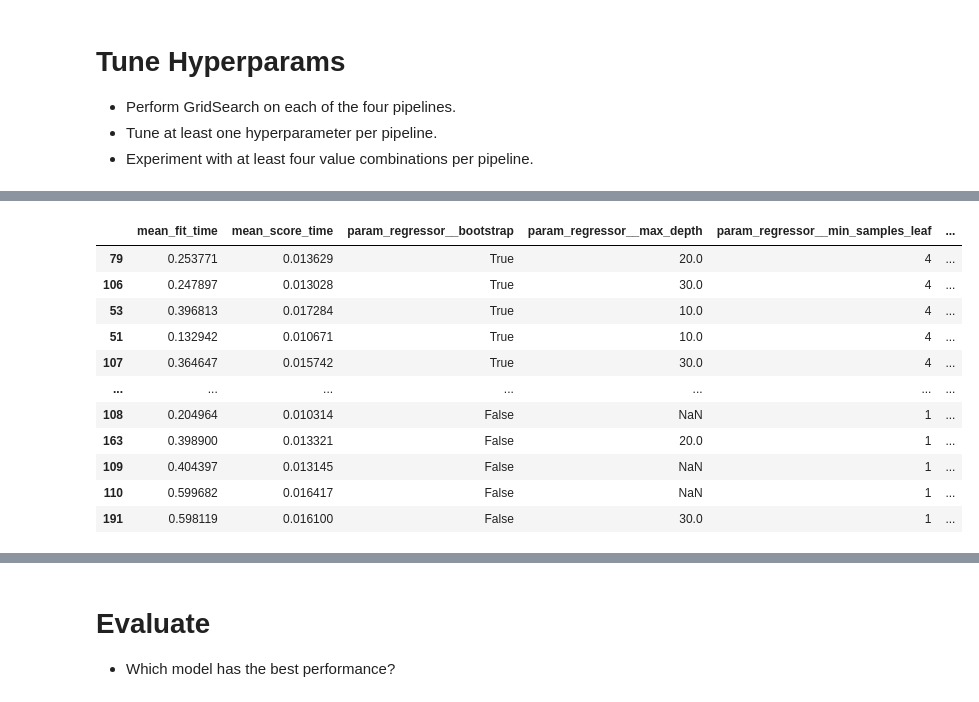
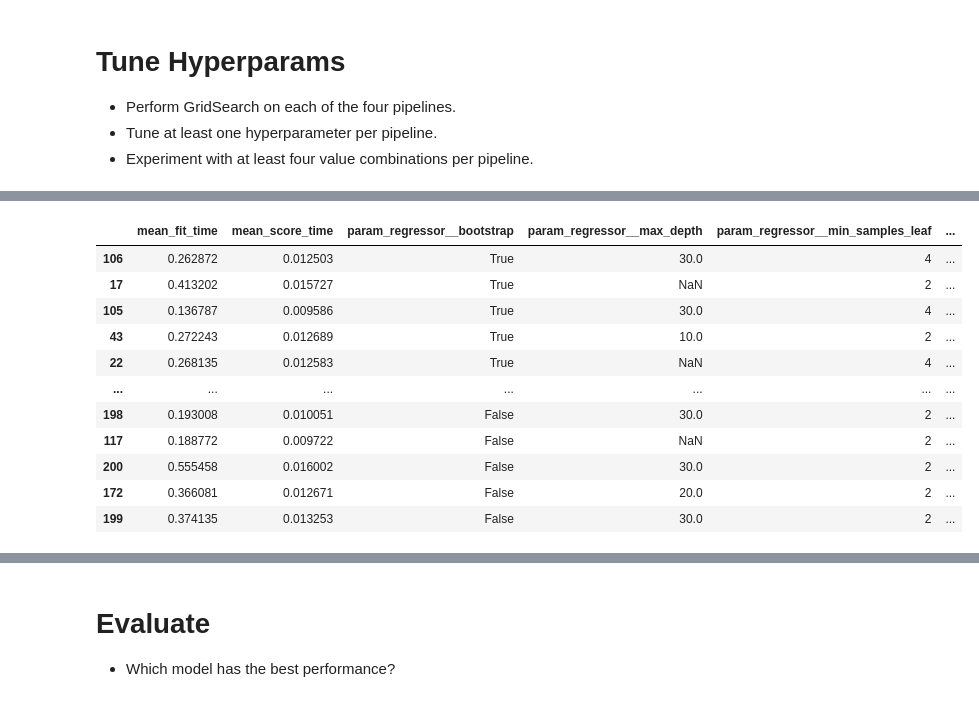
Before and after one commit to renrihui8415/scaling_to_production, a Jupyter notebook: 02_activities/assignments/assignment_3.ipynb, the cells around one changed output, grey strips where cells are left out. Cells and saved outputs as stored; diff of their text form; code cells hidden in the pictures.

```diff
--- a/02_activities/assignments/assignment_3.ipynb
+++ b/02_activities/assignments/assignment_3.ipynb
@@ -177,12 +201,11 @@ non_binary_categorical_features are: ['month', 'day']
 # preproc1
 
 from sklearn.compose import ColumnTransformer
-from sklearn.preprocessing import StandardScaler, OneHotEncoder
+from sklearn.preprocessing import MinMaxScaler, RobustScaler, OneHotEncoder
 
-# Define transformers for numerical features and non binary categorical features
-# As there is no binary categorical features, = non_binary_categorical_features
-
-numeric_transformer = StandardScaler()
+# Most variables (including y) are skewed according to the pair plot,
+# try testing RobustScaler for X variables in this case.
+numeric_transformer = RobustScaler()
 categorical_transformer = OneHotEncoder(handle_unknown='ignore', drop='first')
 
 # Create preprocessor
@@ -190,6 +213,8 @@ preproc1 = ColumnTransformer(
     transformers=[
         ('num', numeric_transformer, numeric_features),
         ('cat', categorical_transformer, non_binary_categorical_features)
-    ])
+    ],
+    remainder='passthrough'
+)
 preproc1
 # %% [output]
@@ -246,12 +303,12 @@ Create a [model pipeline](https://scikit-learn.org/stable/modules/generated/skle
 # %%
 # Pipeline A = preproc1 + baseline
 from sklearn.pipeline import Pipeline
-from sklearn.neighbors import KNeighborsRegressor
+from sklearn.ensemble import RandomForestRegressor
 
-# Define pipeline A: preproc1 + baseline regressor (KNeighborsRegressor)
+# Define pipeline A: preproc1 + baseline regressor (RandomForestRegressor)
 pipeline_A = Pipeline(steps=[
     ('preprocessing', preproc1),
-    ('regressor', KNeighborsRegressor())
+    ('regressor', RandomForestRegressor())
 ])
 pipeline_A
 # %% [output]
@@ -455,43 +438,23 @@ res_B[['mean_fit_time', 'std_fit_time',
 # %%
-# 1. Define the parameter grid for GridSearch C -- Random Forest
-param_grid_C = {
+# 1. Tune hyperparams for Pipeline_A - Random Forest
+param_grid_A = {
     'regressor__n_estimators': [50, 100, 150],  # Number of trees in the forest
     'regressor__max_depth': [None, 10, 20, 30],  # Maximum depth of the trees
     'regressor__min_samples_split': [2, 5, 10],  # Minimum samples required to split an internal node
     'regressor__min_samples_leaf': [1, 2, 4],  # Minimum number of samples required to be at a leaf node
     'regressor__bootstrap': [True, False],  # Whether bootstrap samples are used when building trees
 }
-
-# Define the scoring metrics for regression
-scoring = [
-    'neg_mean_squared_error',
-    'neg_mean_absolute_error',
-    'explained_variance',
-    'r2'
-]
-
-# Perform GridSearch
-grid_search_C = GridSearchCV(
-    pipeline_C,
-    param_grid_C,
-    cv=5,
-    scoring=scoring,
-    refit='neg_mean_squared_error'  # Refit based on neg_mean_squared_error for best model selection
-)
-grid_search_C.fit(X_train, y_train)
-
-# Display the results
-res_C = grid_search_C.cv_results_
-res_C = pd.DataFrame(res_C)
-res_C[['mean_fit_time', 'mean_score_time',
-       'param_regressor__bootstrap', 'param_regressor__max_depth',
-       'param_regressor__min_samples_leaf',
-       'param_regressor__min_samples_split', 'param_regressor__n_estimators',
-       'mean_test_neg_mean_squared_error', 'std_test_neg_mean_squared_error',
-       'rank_test_neg_mean_squared_error',
-       'mean_test_neg_mean_absolute_error', 'std_test_neg_mean_absolute_error',
-       'rank_test_neg_mean_absolute_error',
-       'mean_test_explained_variance', 'std_test_explained_variance',
-       'rank_test_explained_variance', 'mean_test_r2',
-       'std_test_r2', 'rank_test_r2']].sort_values('rank_test_neg_mean_squared_error')
+res, grid_search_A = tune_hyperparams(X_train, y_train, param_grid_A, pipeline_A)
+res_A = res[['mean_fit_time', 'mean_score_time',
+        'param_regressor__bootstrap', 'param_regressor__max_depth',
+        'param_regressor__min_samples_leaf',
+        'param_regressor__min_samples_split', 'param_regressor__n_estimators',
+        'mean_test_neg_mean_squared_error', 'std_test_neg_mean_squared_error',
+        'rank_test_neg_mean_squared_error',
+        'mean_test_neg_mean_absolute_error', 'std_test_neg_mean_absolute_error',
+        'rank_test_neg_mean_absolute_error',
+        'mean_test_explained_variance', 'std_test_explained_variance',
+        'rank_test_explained_variance', 'mean_test_r2',
+        'std_test_r2', 'rank_test_r2']].sort_values('rank_test_neg_mean_squared_error')
+res_A
 # %% [output]
@@ -498,12 +462,12 @@ res_C[['mean_fit_time', 'mean_score_time',
 |  | mean_fit_time | mean_score_time | param_regressor__bootstrap | param_regressor__max_depth | param_regressor__min_samples_leaf | ... |
-| 79 | 0.253771 | 0.013629 | True | 20.0 | 4 | ... |
-| 106 | 0.247897 | 0.013028 | True | 30.0 | 4 | ... |
-| 53 | 0.396813 | 0.017284 | True | 10.0 | 4 | ... |
-| 51 | 0.132942 | 0.010671 | True | 10.0 | 4 | ... |
-| 107 | 0.364647 | 0.015742 | True | 30.0 | 4 | ... |
+| 106 | 0.262872 | 0.012503 | True | 30.0 | 4 | ... |
+| 17 | 0.413202 | 0.015727 | True | NaN | 2 | ... |
+| 105 | 0.136787 | 0.009586 | True | 30.0 | 4 | ... |
+| 43 | 0.272243 | 0.012689 | True | 10.0 | 2 | ... |
+| 22 | 0.268135 | 0.012583 | True | NaN | 4 | ... |
 | ... | ... | ... | ... | ... | ... | ... |
-| 108 | 0.204964 | 0.010314 | False | NaN | 1 | ... |
-| 163 | 0.398900 | 0.013321 | False | 20.0 | 1 | ... |
-| 109 | 0.404397 | 0.013145 | False | NaN | 1 | ... |
-| 110 | 0.599682 | 0.016417 | False | NaN | 1 | ... |
-| 191 | 0.598119 | 0.016100 | False | 30.0 | 1 | ... |
+| 198 | 0.193008 | 0.010051 | False | 30.0 | 2 | ... |
+| 117 | 0.188772 | 0.009722 | False | NaN | 2 | ... |
+| 200 | 0.555458 | 0.016002 | False | 30.0 | 2 | ... |
+| 172 | 0.366081 | 0.012671 | False | 20.0 | 2 | ... |
+| 199 | 0.374135 | 0.013253 | False | 30.0 | 2 | ... |
```
Also changed, not shown: parts of 29 cells of this notebook.
